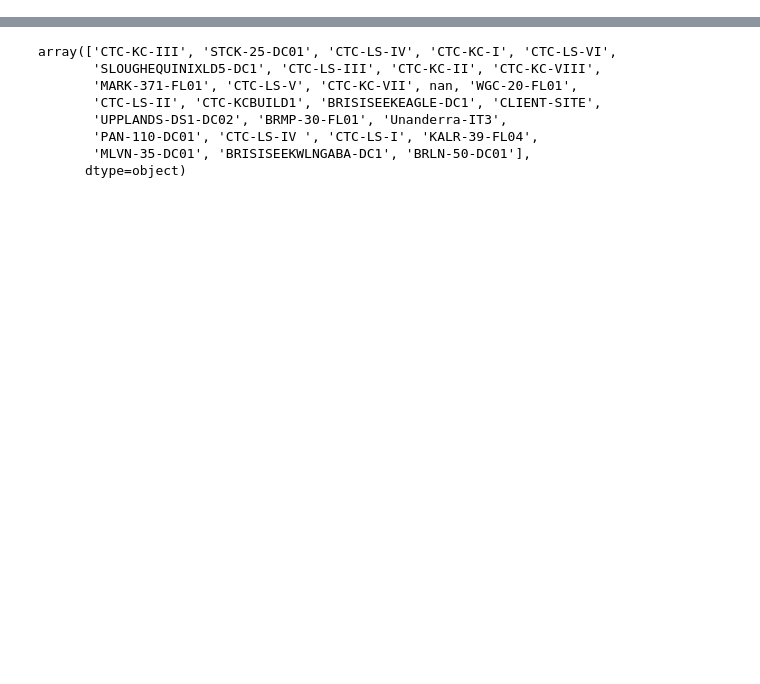
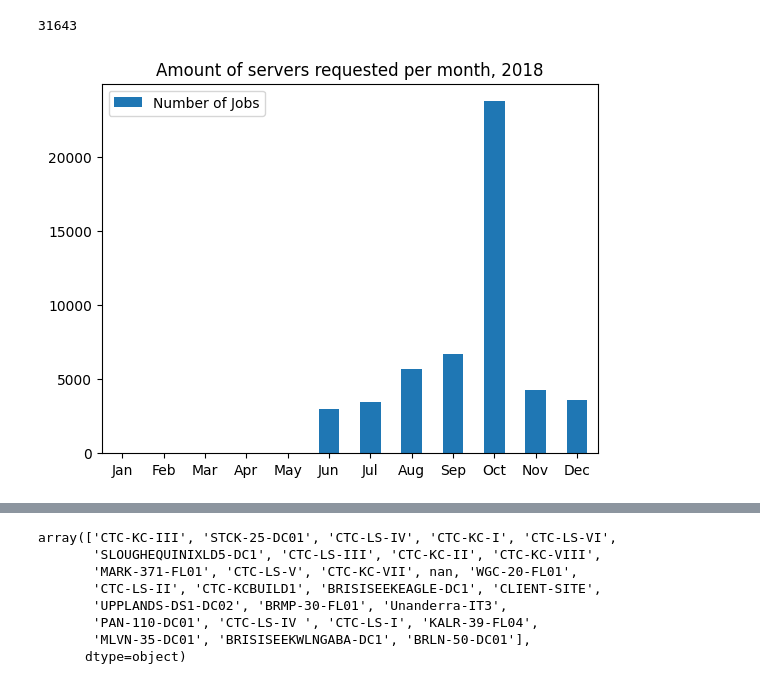
Before and after one commit to alainaparr/oracleserver, a Jupyter notebook: oracleserver.ipynb, the cells around one changed output, grey strips where cells are left out. Saved outputs shown, nothing was run; the diff lists cells and outputs as text; code cells hidden in the pictures; blank space fills up the shorter version.

Commit message:
loop

```diff
--- a/oracleserver.ipynb
+++ b/oracleserver.ipynb
@@ -3,4 +3,4 @@ import pandas as pd
 import numpy as np
 import matplotlib.pyplot as plt
 # %%
-df = pd.read_csv('', low_memory= False, encoding='latin-1')
+df = pd.read_csv('ClosedStack_data_Virtual.csv', low_memory= False, encoding='latin-1')
@@ -52 +79,15 @@ df_new2018
+# %%
+len(df_new2018)
+# %% [output]
+31643
+# %%
+#no loop
+numberofjobspermonth2018 = [df2018j, df2018f, df2018m, df2018a, df2018m, df2018ju, df2018jy, df2018au, df2018s, df2018o, df2018n, df2018d]
+yearly_index = ['Jan', 'Feb', 'Mar', 'Apr', 'May', 'Jun', 'Jul', 'Aug', 'Sep', 'Oct', 'Nov', 'Dec']
+
+yearly_df = pd.DataFrame({'Number of Jobs' : numberofjobspermonth2018}, index=yearly_index)
+
+ax = yearly_df.plot.bar(rot=0, title = 'Amount of servers requested per month, 2018')
+# %% [output]
+[figure, added]
 # %%
```
Also changed, not shown: parts of 4 cells of this notebook.
